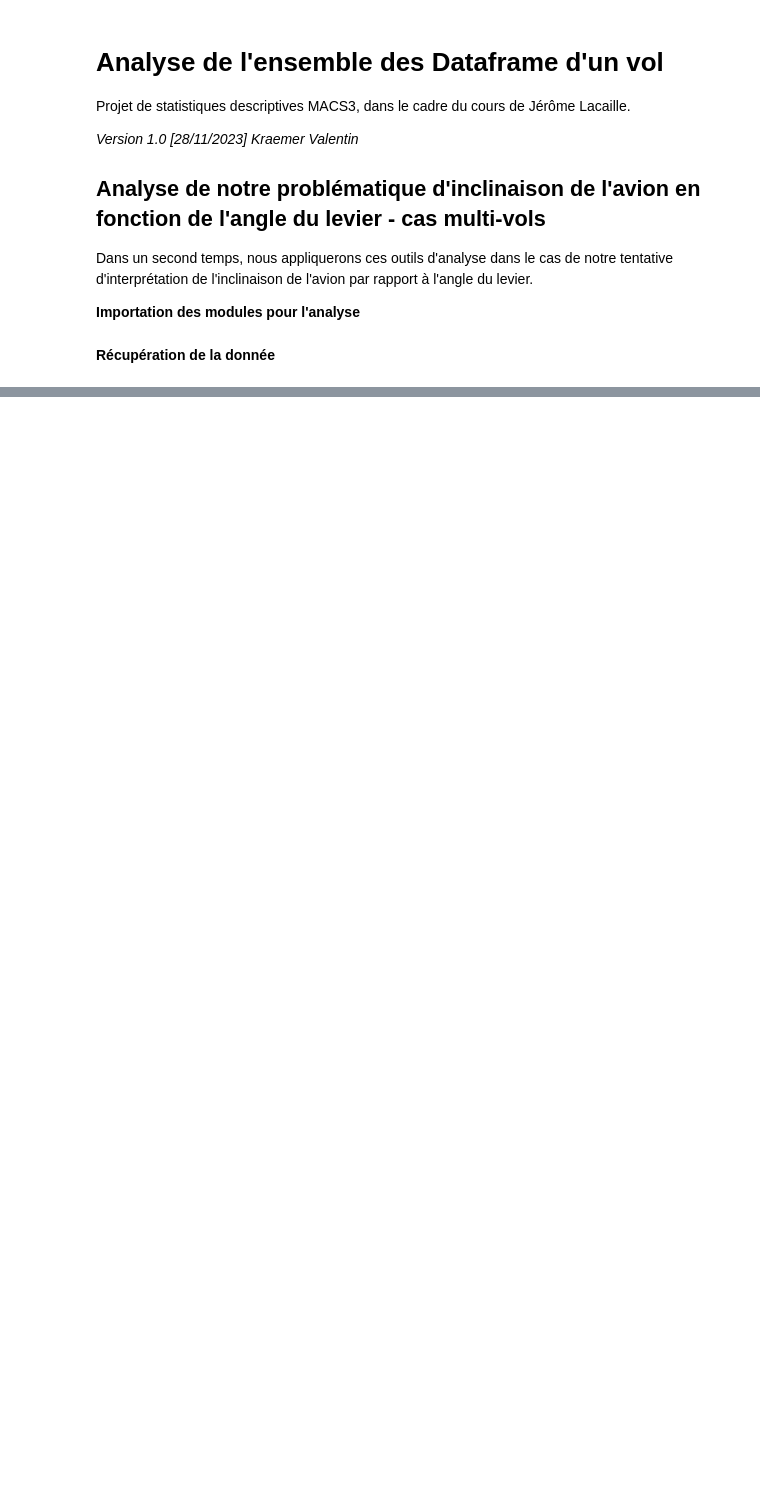
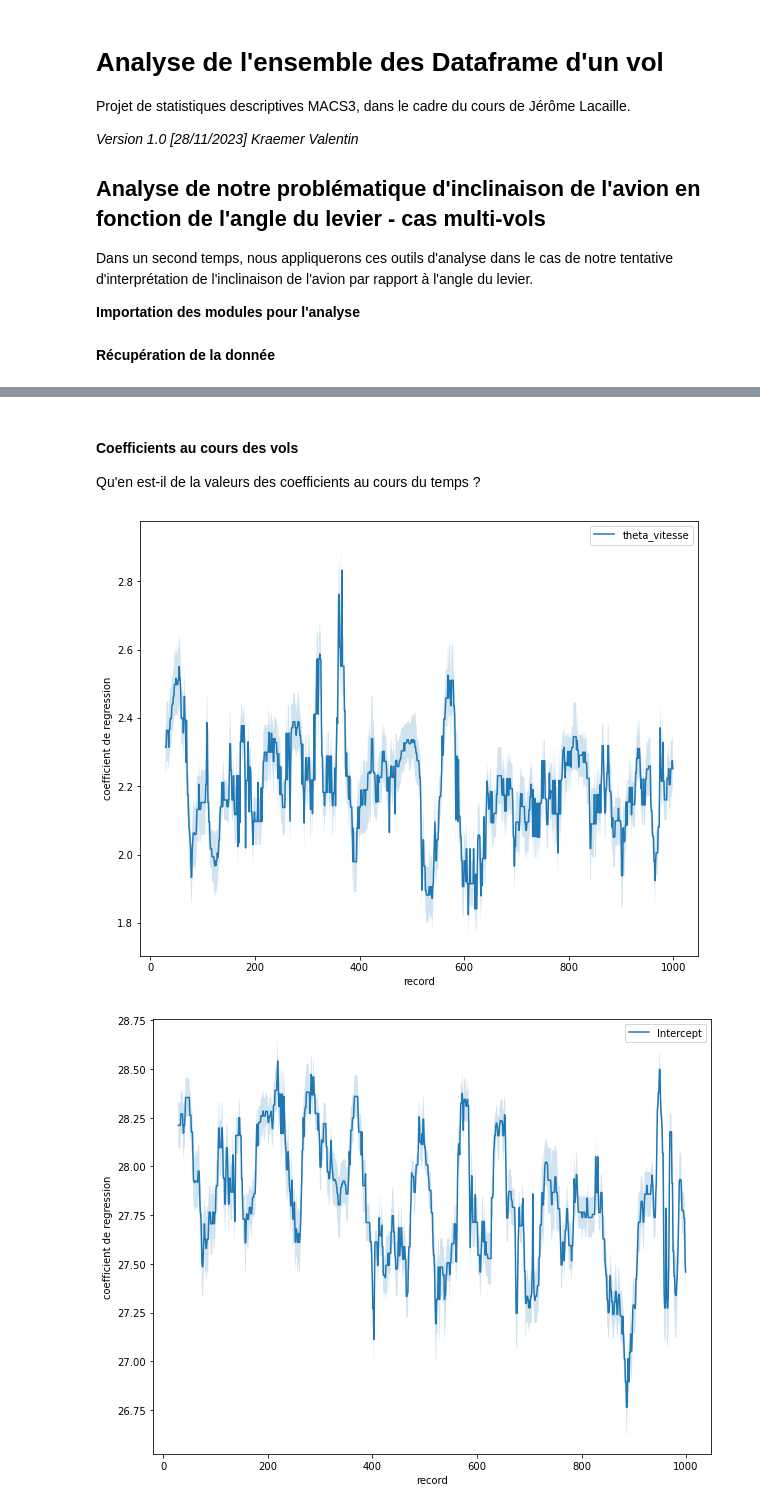
Before and after one commit to KrValentin/stats_descriptive_project, a Jupyter notebook: livrable/vkr_flight_analysis.ipynb, the cells around one changed output, grey strips where cells are left out. Cells and saved outputs as stored; diff of their text form; code cells hidden in the pictures; blank space fills up the shorter version.

```diff
--- a/livrable/vkr_flight_analysis.ipynb
+++ b/livrable/vkr_flight_analysis.ipynb
@@ -36,0 +156,9 @@ Rappelons que l'on dispose des fonctions * *
+# %% [markdown]
+#### Coefficients au cours des vols
+
+Qu'en est-il de la valeurs des coefficients au cours du temps ?
+# %%
+afficher_coeff(df_reg, norm = False, window=30)
+# %% [output]
+[figure, added]
+[figure, added]
```
Also changed, not shown: parts of 22 cells of this notebook, 3 other files.
